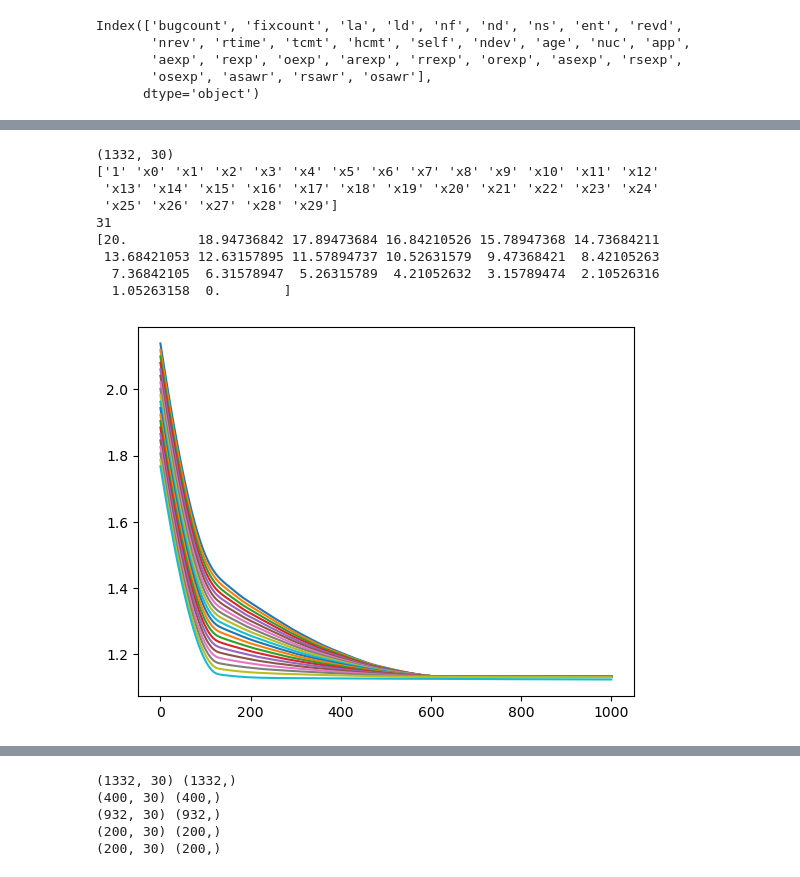
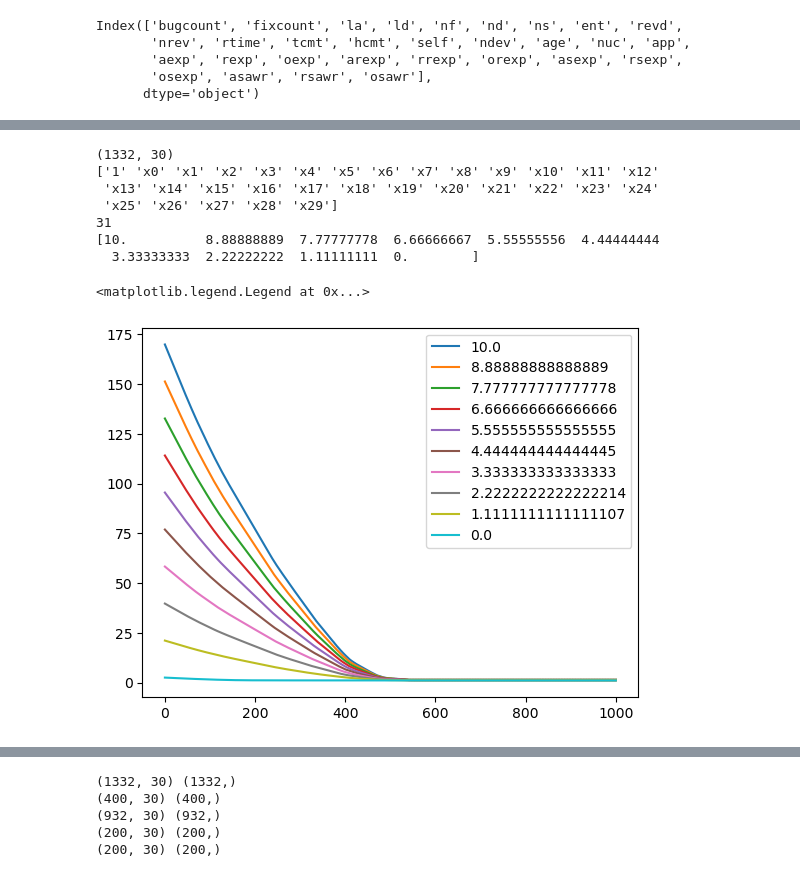
Before and after one commit to poku18/ENGR_Project_PR, a Jupyter notebook: 0_1_classifier.ipynb, the cells around one changed output, grey strips where cells are left out. Drawn from its saved outputs; the diff is of its cells as text; code cells hidden in the pictures.

```diff
--- a/0_1_classifier.ipynb
+++ b/0_1_classifier.ipynb
@@ -57,7 +57,7 @@ x = df[columns]
 y = df['Label']
 
 x = x.fillna(0)                                  # Replacing NaN values with the mean of that column
-x_norm = (x-x.min())/(x.max()-x.min())**2        # Normalizing the data
+x_norm = (x-x.min())/(x.max()-x.min())        # Normalizing the data
 x= x_norm
 
 # Converting to numpy array
@@ -74,3 +71,0 @@ Index(['bugcount', 'fixcount', 'la', 'ld', 'nf', 'nd', 'ns', 'ent', 'revd',
-# %%
-x_train, x_test, y_train, y_test = train_test_split(x, y, test_size=0.33, random_state=42, stratify=y)
-print(x_train.shape, y_train.shape)
@@ -91,7 +91,7 @@ def model(x,w):
     #return w[0]+np.dot(x_poly,w[1:])
 
 def sigmoid(t):
-    return 1/(1+np.exp(-t))
+    return 1/(1+np.exp(-t)) #tanhyperbolic
 
 def cross_entropy(w,x,y):
     a = sigmoid(model(x,w))
@@ -100,8 +100,9 @@ def cross_entropy(w,x,y):
 
     ind = np.argwhere(y==1)[:,0]
     cost -= np.sum(np.log(a[ind]))
+    cost = cost/y.size
     cost += lambda_*norm(w[1:],1)
-    return cost/y.size
+    return cost
 
 def gradient_descent(g,step,max_iter,w):
     gradient = grad(g)
@@ -122,37 +123,37 @@ def c(w):
 # %%
 iter = 1000
 print(x.shape)
 
 global d, lambda_
 d = 1
 polynomial_features = PolynomialFeatures(d)
 x_poly = polynomial_features.fit_transform(x)
 print(polynomial_features.get_feature_names_out())
 print(x_poly.shape[1])
 w = np.array(np.random.rand(x_poly.shape[1],1))
 
-lambda_array = np.linspace(20,0,20)
+lambda_array = np.linspace(10,0,10)
 print(lambda_array)
 b_array = []
 a_array = []
 for lambda_ in lambda_array:
     a, b = gradient_descent(c,0.01,iter,w)
     a_array.append(a)
     b_array.append(b)
     #plt.plot(b)
     #plt.show()
 plt.figure(1)
 for i in range(len(b_array)):
     plt.plot(b_array[i])
-plt.show()
+plt.legend(lambda_array)
+# plt.show()
 # %% [output]
 (1332, 30)
 ['1' 'x0' 'x1' 'x2' 'x3' 'x4' 'x5' 'x6' 'x7' 'x8' 'x9' 'x10' 'x11' 'x12'
  'x13' 'x14' 'x15' 'x16' 'x17' 'x18' 'x19' 'x20' 'x21' 'x22' 'x23' 'x24'
  'x25' 'x26' 'x27' 'x28' 'x29']
 31
-[20.         18.94736842 17.89473684 16.84210526 15.78947368 14.73684211
- 13.68421053 12.63157895 11.57894737 10.52631579  9.47368421  8.42105263
-  7.36842105  6.31578947  5.26315789  4.21052632  3.15789474  2.10526316
-  1.05263158  0.        ]
+[10.          8.88888889  7.77777778  6.66666667  5.55555556  4.44444444
+  3.33333333  2.22222222  1.11111111  0.        ]
+<matplotlib.legend.Legend at 0x...>
-[figure, old version]
+[figure, new version]
```
Also changed, not shown: parts of 12 cells of this notebook.
